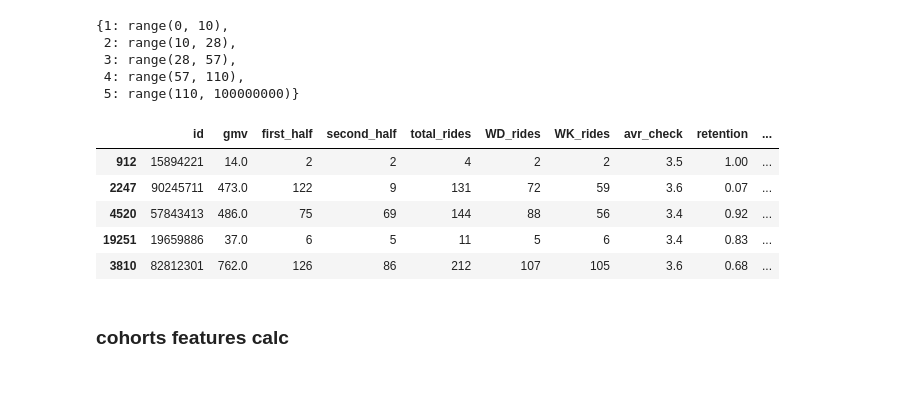
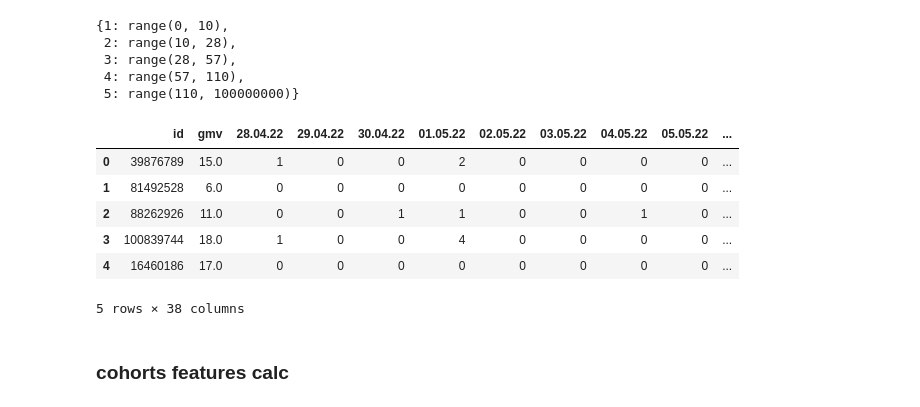
Before and after one commit to makingthefuturehappy/bonus, a Jupyter notebook: bonus.ipynb, the cells around one changed output. Saved outputs shown, nothing was run; the diff lists cells and outputs as text; code cells hidden in the pictures.

Commit message:
Update bonus.ipynb
shuffle data within cohorts

```diff
--- a/bonus.ipynb
+++ b/bonus.ipynb
@@ -140,16 +140,26 @@ cohorts range:
  3: range(28, 57),
  4: range(57, 110),
  5: range(110, 100000000)}
-# %%
-key_fields.append('cohort')
-df[key_fields].sample(5)
-# %% [output]
-|  | id | gmv | first_half | second_half | total_rides | WD_rides | WK_rides | avr_check | retention | ... |
-| 912 | 15894221 | 14.0 | 2 | 2 | 4 | 2 | 2 | 3.5 | 1.00 | ... |
-| 2247 | 90245711 | 473.0 | 122 | 9 | 131 | 72 | 59 | 3.6 | 0.07 | ... |
-| 4520 | 57843413 | 486.0 | 75 | 69 | 144 | 88 | 56 | 3.4 | 0.92 | ... |
-| 19251 | 19659886 | 37.0 | 6 | 5 | 11 | 5 | 6 | 3.4 | 0.83 | ... |
-| 3810 | 82812301 | 762.0 | 126 | 86 | 212 | 107 | 105 | 3.6 | 0.68 | ... |
+# %%
+# shuffle data within cohorts
+def shuffle(df,      # dataframe to shuffle data
+            cohorts): # cohorts to shuffle data within
+    shuffle_df = pd.DataFrame()
+    for cohort in set(cohorts):
+        shuffle_df = shuffle_df.append(df[df.cohort == cohort].sample(frac=1))
+    return shuffle_df
+
+df = shuffle(df, df['cohort'].tolist())
+df.reset_index(drop=True, inplace = True)
+df.head()
+# %% [output]
+|  | id | gmv | 28.04.22 | 29.04.22 | 30.04.22 | 01.05.22 | 02.05.22 | 03.05.22 | 04.05.22 | 05.05.22 | ... |
+| 0 | 39876789 | 15.0 | 1 | 0 | 0 | 2 | 0 | 0 | 0 | 0 | ... |
+| 1 | 81492528 | 6.0 | 0 | 0 | 0 | 0 | 0 | 0 | 0 | 0 | ... |
+| 2 | 88262926 | 11.0 | 0 | 0 | 1 | 1 | 0 | 0 | 1 | 0 | ... |
+| 3 | 100839744 | 18.0 | 1 | 0 | 0 | 4 | 0 | 0 | 0 | 0 | ... |
+| 4 | 16460186 | 17.0 | 0 | 0 | 0 | 0 | 0 | 0 | 0 | 0 | ... |
+5 rows × 38 columns
 # %% [markdown]
 <H3>cohorts features calc</H3>
 # %%
```
Also changed, not shown: parts of 5 cells of this notebook.
